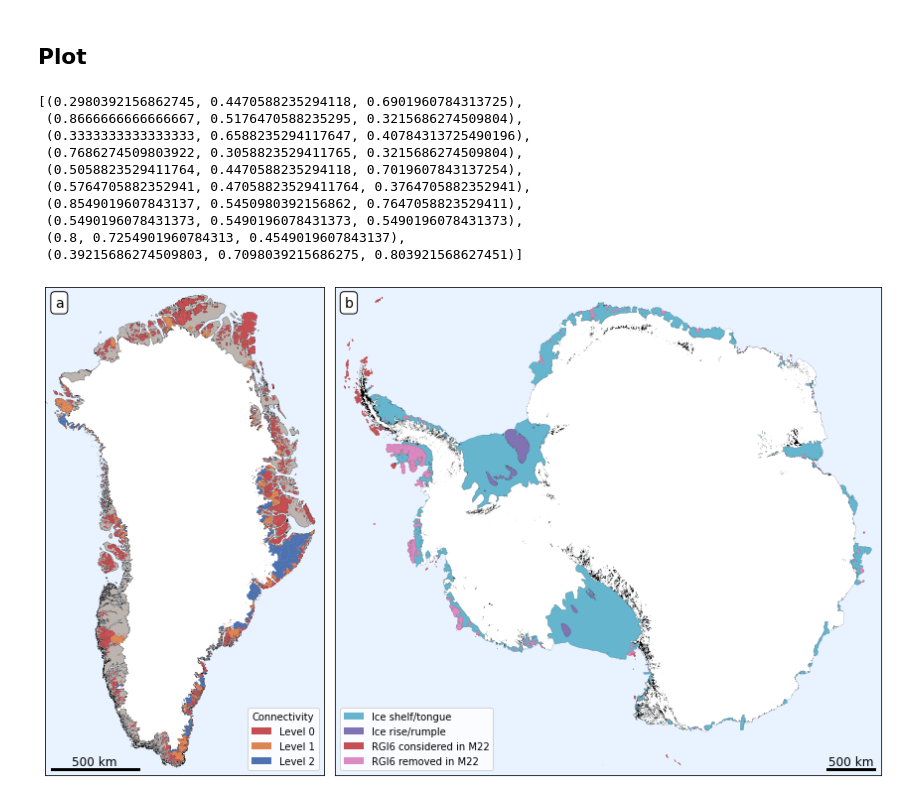
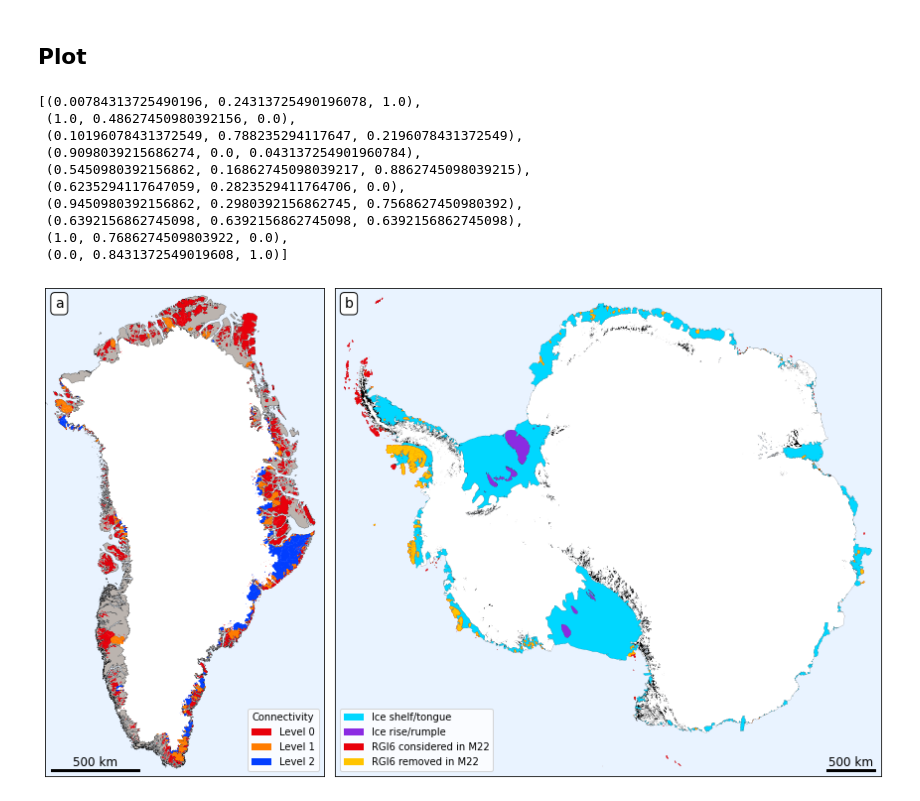
Before and after one commit to fmaussion/global_glacier_volume_paper, a Jupyter notebook: maps.ipynb, the cells around one changed output. Cells and saved outputs as stored; diff of their text form; code cells hidden in the pictures.

Commit message:
update colors

```diff
--- a/maps.ipynb
+++ b/maps.ipynb
@@ -75,19 +75,19 @@ df_out['Area'].sum() * 1e-6, dfag['Area'].sum() * 1e-6
 # %% [markdown]
 ## Plot
 # %%
-cols = sns.color_palette("deep")  # bright
+cols = sns.color_palette("bright")  # bright
 cols
 # %% [output]
-[(0.2980392156862745, 0.4470588235294118, 0.6901960784313725),
- (0.8666666666666667, 0.5176470588235295, 0.3215686274509804),
- (0.3333333333333333, 0.6588235294117647, 0.40784313725490196),
- (0.7686274509803922, 0.3058823529411765, 0.3215686274509804),
- (0.5058823529411764, 0.4470588235294118, 0.7019607843137254),
- (0.5764705882352941, 0.47058823529411764, 0.3764705882352941),
- (0.8549019607843137, 0.5450980392156862, 0.7647058823529411),
- (0.5490196078431373, 0.5490196078431373, 0.5490196078431373),
- (0.8, 0.7254901960784313, 0.4549019607843137),
- (0.39215686274509803, 0.7098039215686275, 0.803921568627451)]
+[(0.00784313725490196, 0.24313725490196078, 1.0),
+ (1.0, 0.48627450980392156, 0.0),
+ (0.10196078431372549, 0.788235294117647, 0.2196078431372549),
+ (0.9098039215686274, 0.0, 0.043137254901960784),
+ (0.5450980392156862, 0.16862745098039217, 0.8862745098039215),
+ (0.6235294117647059, 0.2823529411764706, 0.0),
+ (0.9450980392156862, 0.2980392156862745, 0.7568627450980392),
+ (0.6392156862745098, 0.6392156862745098, 0.6392156862745098),
+ (1.0, 0.7686274509803922, 0.0),
+ (0.0, 0.8431372549019608, 1.0)]
 # %%
 c_ocean = '#e9f3ff' # '#e5f1ff'
 c_icesheet = 'white'
@@ -98,7 +98,7 @@ c_glaciers_2 = cols[0]
 c_shelf = cols[-1]
 c_rise = cols[4]
 c_tongue = '#266bc4'
-c_removed = cols[-4]
+c_removed = cols[-2]
 # %%
 xg = bbg[[0, 2]] + np.array([-5e4, 5e4])
 yg = bbg[[1, 3]] + np.array([-5e4, 5e4])
@@ -163,34 +163,34 @@ ax.set_facecolor(c_ocean)
 dfa.loc[dfa.cst00srf == 'land'].plot(ax=ax, edgecolor='k', facecolor=c_icesheet, linewidth=0.1);
 dfa.loc[dfa.cst00srf == 'ice shelf'].plot(ax=ax, edgecolor='k', facecolor=c_shelf, linewidth=0.1);
 dfa.loc[dfa.feat_type == 'ice rise'].plot(ax=ax, edgecolor='k', facecolor=c_rise, linewidth=0.1);
 dfa.loc[dfa.feat_type == 'rumple'].plot(ax=ax, edgecolor='k', facecolor=c_rise, linewidth=0.1);
 dfa.loc[dfa.cst00srf == 'ice tongue'].plot(ax=ax, edgecolor='k', facecolor=c_shelf, linewidth=0.1);
 
-dfag.plot(ax=ax, edgecolor=cols[3], facecolor=cols[3], linewidth=0.2);
-dfam.plot(ax=ax, edgecolor=cols[-4], facecolor=cols[-4], linewidth=0.2);
+dfag.plot(ax=ax, edgecolor=c_glaciers, facecolor=c_glaciers, linewidth=0.2);
+dfam.plot(ax=ax, edgecolor=c_removed, facecolor=c_removed, linewidth=0.2);
 
 ax.set_xlim(xa);
 ax.set_ylim(ya);
 ax.tick_params(axis='x', which='both', bottom=False, top=False, labelbottom=False)
 ax.tick_params(axis='y', which='both', left=False, right=False, labelleft=False)
 
 handles = []
 handles.append(mpatches.Patch(facecolor=c_shelf, label='Ice shelf/tongue'))
 handles.append(mpatches.Patch(facecolor=c_rise, label='Ice rise/rumple'))
 handles.append(mpatches.Patch(facecolor=c_glaciers, label='RGI6 considered in M22'))
 handles.append(mpatches.Patch(facecolor=c_removed, label='RGI6 removed in M22'))
 ax.legend(handles=handles, loc='lower left');
 
 # Scale
 l = 0.9
 xc = [xa[0] + rxa*l, xa[0] + rxa*l + w, xa[0] + rxa*l + w, xa[0] + rxa*l]
 yc = [ya[0] + rya*t, ya[0] + rya*t, ya[0] + rya*t+ h*rya, ya[0] + rya*t + h*rya]
 gpd.GeoSeries([shpg.Polygon(np.array([xc, yc]).T)]).plot(ax=ax, facecolor='k', edgecolor='k')
 ax.text((xc[0] + xc[1])/2, yc[1]+rya*t, '500 km', ha='center', fontsize=12)
 
 ax.text(0.02 * rya / rxa, 0.96, 'b', transform=ax.transAxes, fontsize=14, bbox={'facecolor':'w', 'edgecolor':'k', 'boxstyle':'round'})
 
 plt.tight_layout()
-plt.savefig('plot_maps_deep.png', dpi=300, bbox_inches='tight');
+plt.savefig('plot_maps_bright_new.png', dpi=300, bbox_inches='tight');
 # %% [output]
-[figure, old version]
+[figure, new version]
```
Also changed, not shown: 3 other files.
